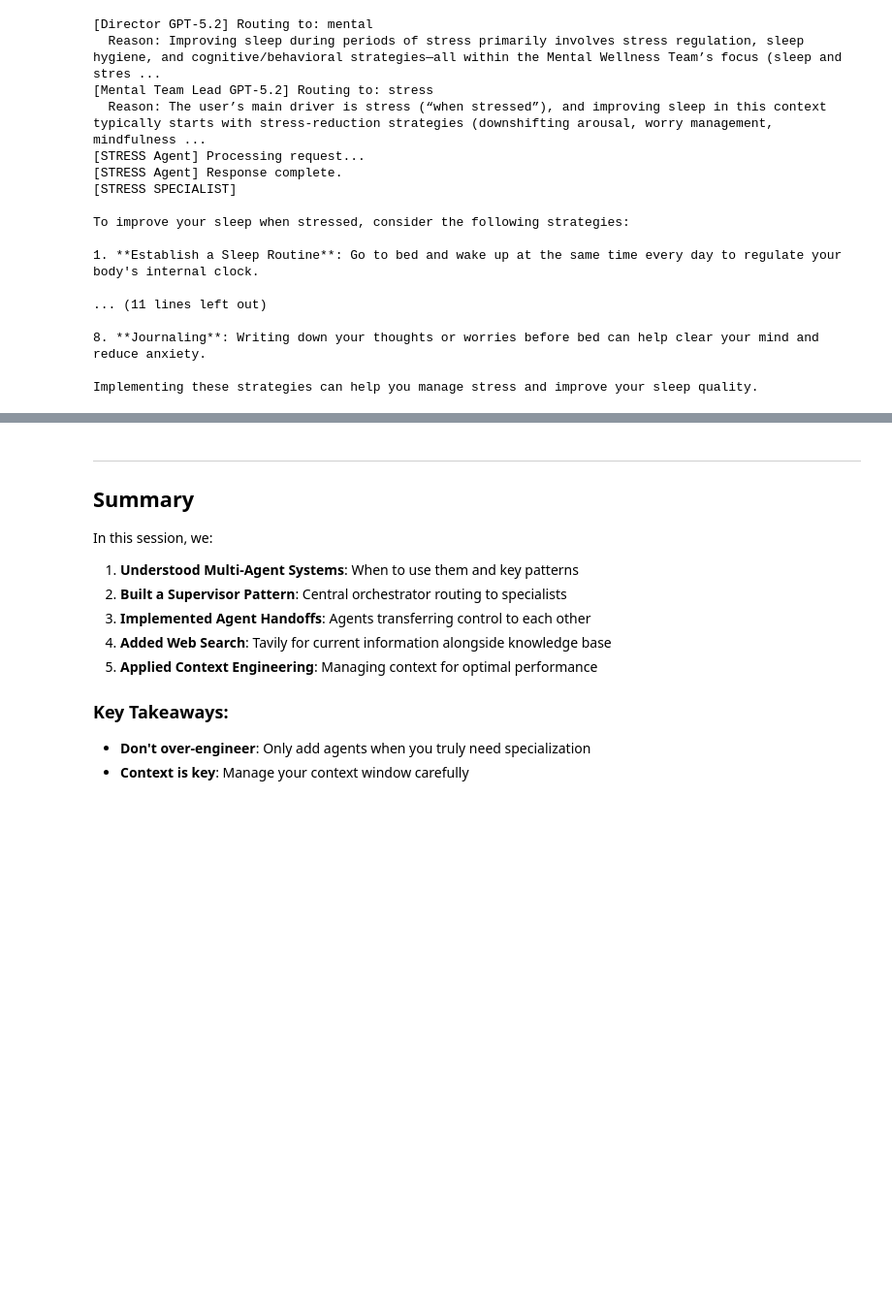
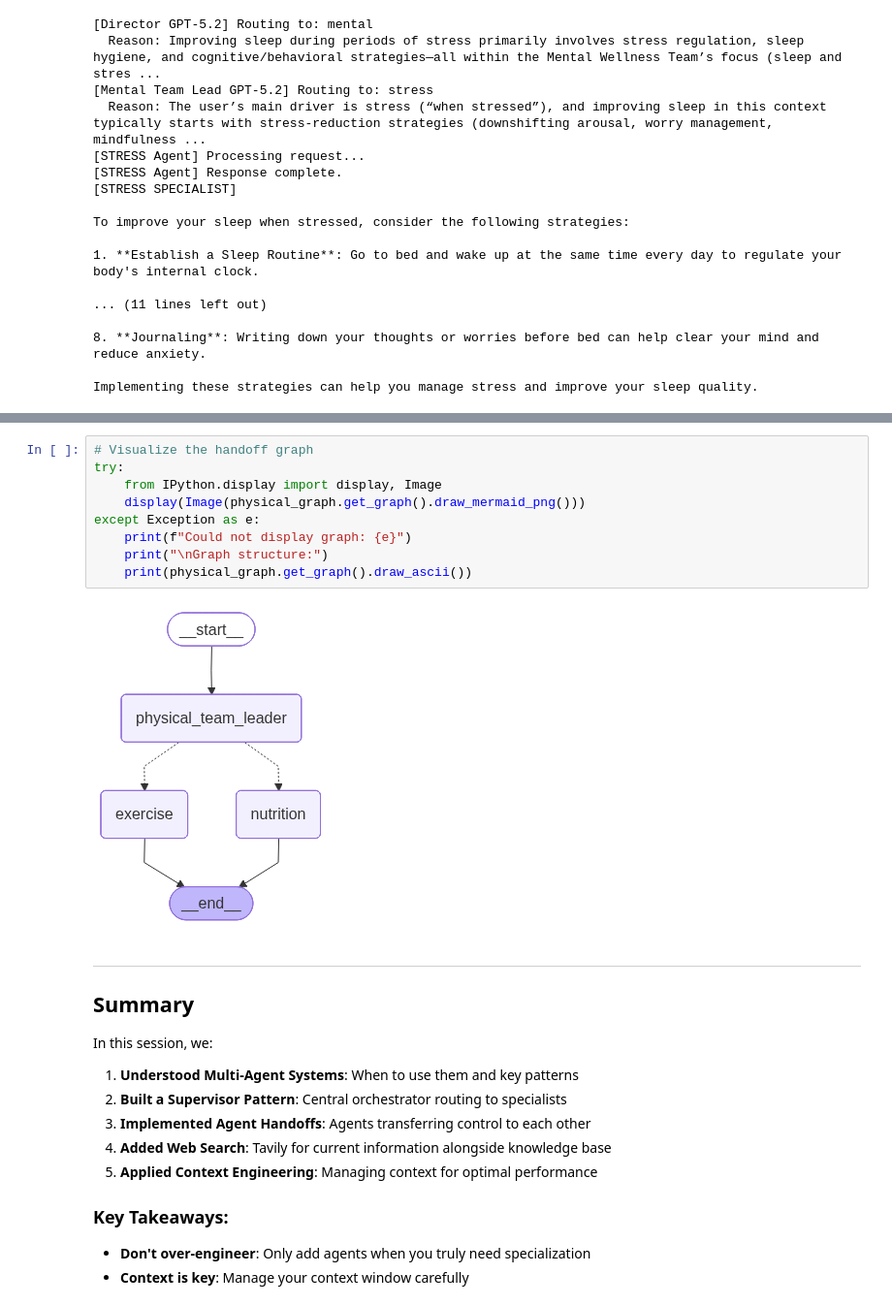
Before and after one commit to kudiljak/AIE9, a Jupyter notebook: 05_Multi_Agent_with_LangGraph/Multi_Agent_Applications_Assignment.ipynb, the cells around one changed output, grey strips where cells are left out. Shown at 97% size. Saved outputs shown, nothing was run; the diff lists cells and outputs as text; blank space fills up the shorter version.

```diff
--- a/05_Multi_Agent_with_LangGraph/Multi_Agent_Applications_Assignment.ipynb
+++ b/05_Multi_Agent_with_LangGraph/Multi_Agent_Applications_Assignment.ipynb
@@ -1430,3 +1452,14 @@ Implementing these strategies can help you manage stress and improve your sleep
+# %%
+# Visualize the handoff graph
+try:
+    from IPython.display import display, Image
+    display(Image(physical_graph.get_graph().draw_mermaid_png()))
+except Exception as e:
+    print(f"Could not display graph: {e}")
+    print("\nGraph structure:")
+    print(physical_graph.get_graph().draw_ascii())
+# %% [output]
+[figure, added]
 # %% [markdown]
 ---
 ## Summary
```
Also changed, not shown: parts of 3 cells of this notebook.
